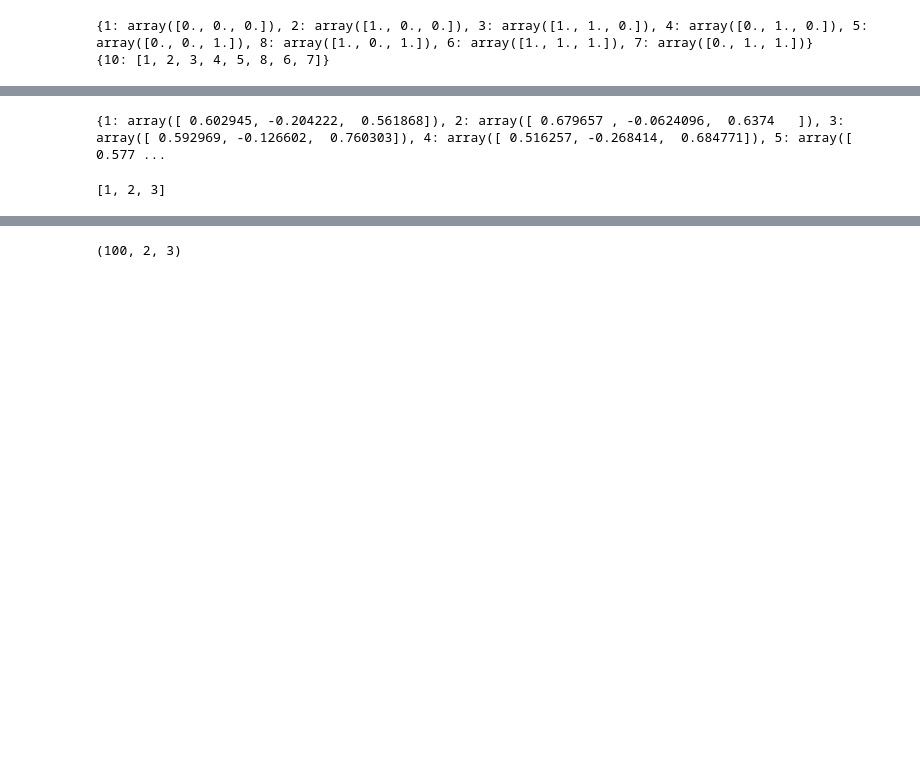
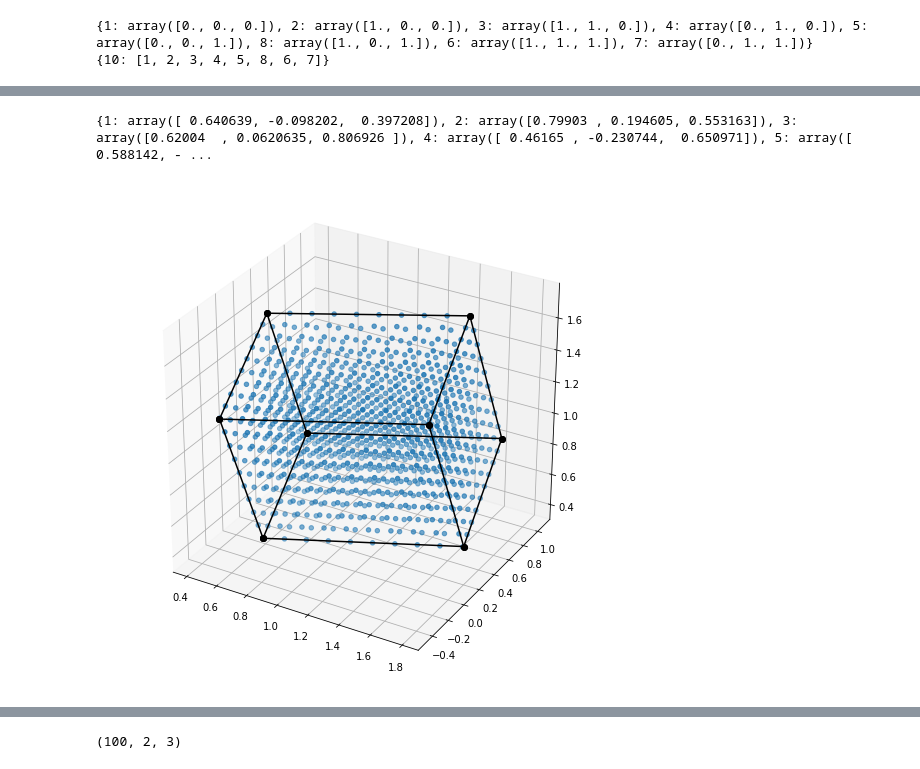
Before and after one commit to lanl/tardigrade-overlap-coupling, a Jupyter notebook: src/python/generate_example_data.ipynb, the cells around one changed output, grey strips where cells are left out. Drawn from its saved outputs; the diff is of its cells as text; code cells hidden in the pictures; blank space fills up the shorter version.

Commit message:
Added plot of another timestep

```diff
--- a/src/python/generate_example_data.ipynb
+++ b/src/python/generate_example_data.ipynb
@@ -117,29 +120,27 @@ plt.show()
 # %%
-us = np.array([[0.602945, -0.204222, 0.561868],
-[0.679657, -0.0624096, 0.6374],
-[0.592969, -0.126602, 0.760303],
-[0.516257, -0.268414, 0.684771],
-[0.57752, -0.381413, 0.51808],
-[0.654232, -0.239601, 0.593612],
+us = np.array([[0.640639, -0.098202, 0.397208],
+[0.79903, 0.194605, 0.553163],
+[0.62004, 0.0620635, 0.806926],
+[0.46165, -0.230744, 0.650971],
+[0.588142, -0.464059, 0.306796],
+[0.746533, -0.171251, 0.462751],
 [0.567544, -0.303793, 0.716514],
-[0.490832, -0.445605, 0.640982]])
+[0.409153, -0.596601, 0.560559],
+])
 
 
 
 u = dict([(key, us[i]) for key, i in zip(nodes.keys(), range(8))])
 print(u)
 
 fig = plt.figure(figsize=(9, 9))
 ax = fig.add_subplot(111, projection='3d')
 for i, key in enumerate(dns_data.keys()):
     if (i != 2):
         continue
     data = dns_data[key]
     ax.scatter(*zip(*data), label='t = {0:1.4f}'.format(key))
 plot_hex(10, nodes, conn, u, ax)
 # %% [output]
-{1: array([ 0.602945, -0.204222,  0.561868]), 2: array([ 0.679657 , -0.0624096,  0.6374   ]), 3: array([ 0.592969, -0.126602,  0.760303]), 4: array([ 0.516257, -0.268414,  0.684771]), 5: array([ 0.577 ...
+{1: array([ 0.640639, -0.098202,  0.397208]), 2: array([0.79903 , 0.194605, 0.553163]), 3: array([0.62004  , 0.0620635, 0.806926 ]), 4: array([ 0.46165 , -0.230744,  0.650971]), 5: array([ 0.588142, - ...
+[figure, added]
-# %%
-[1,2,3,]
-# %% [output]
-[1, 2, 3]
```
Also changed, not shown: parts of 4 cells of this notebook.
